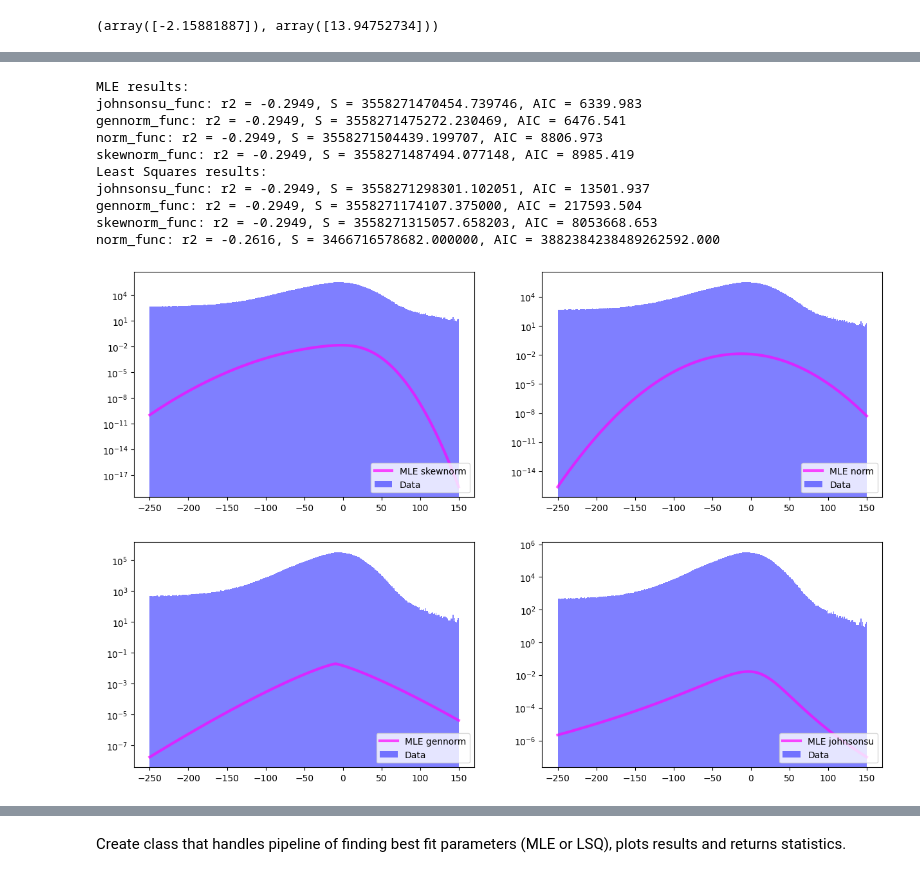
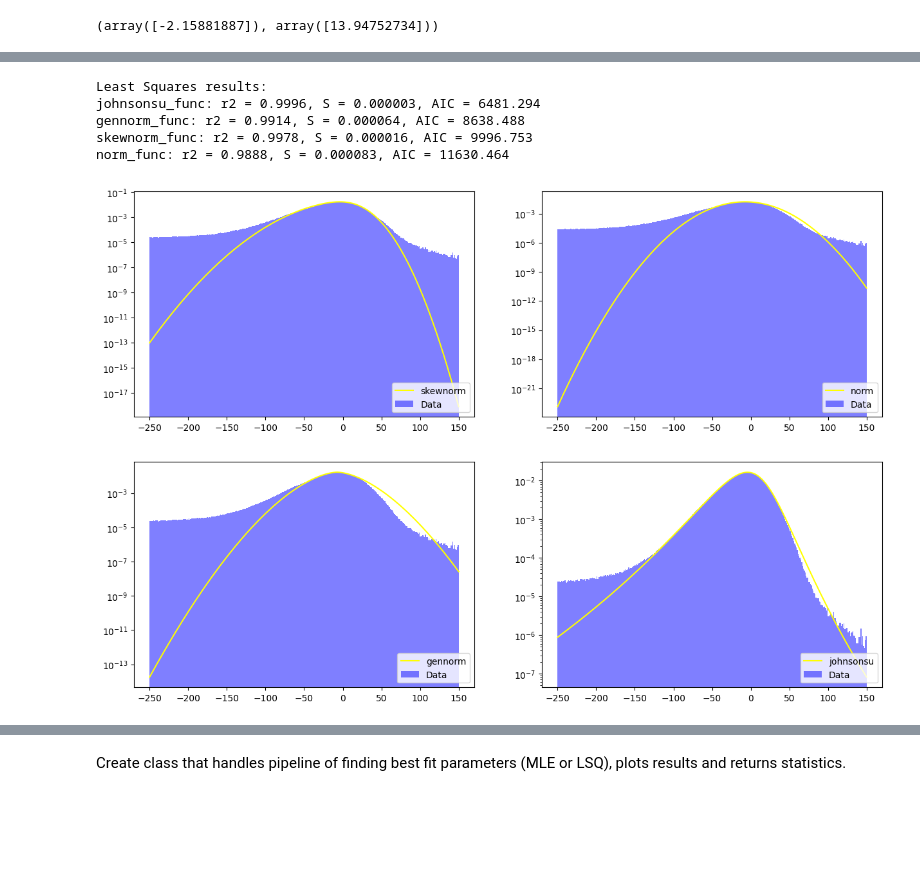
Before and after one commit to FRMR00/MastersThesis-StellarSubStructures, a Jupyter notebook: vPhiTesting/vPhi_Testing.ipynb, the cells around one changed output, grey strips where cells are left out. Cells and saved outputs as stored; diff of their text form; code cells hidden in the pictures; blank space fills up the shorter version.

```diff
--- a/vPhiTesting/vPhi_Testing.ipynb
+++ b/vPhiTesting/vPhi_Testing.ipynb
@@ -32,6 +51,6 @@ cols =  ['source_id', 'random_index', 'ra', 'ra_error', 'dec', 'dec_error', 'par
 # %%
 premade_testing_data = "c:\\Games\\ThesisData\\precutGaiaData\\GaiaDR3_poege5_DoddQuality_2p5kpc.parquet"
-df_test = pl.read_parquet(premade_testing_data).select(cols)
+df_test = pl.read_parquet(premade_testing_data).select(custom_cols)
 # %%
 v_lsr = 232.8 # McMillan 2017
 
@@ -41,20 +60,3 @@ df_test = df_test.with_columns(
 filtered_vT = df_test.filter(pl.col('vT_adj').is_between(-250, 150)).select('vT_adj').to_numpy()
 # min_val = abs(filtered_vT.min())+1e-6
 # max_val = abs(filtered_vT.max())+1e-6
-# %%
-N_bins = 350
-
-fig, ax = plt.subplots(1, 1)
-
-counts, bins, _ = ax.hist(filtered_vT, bins=N_bins, density=False)# np.histogram(filtered_vT, bins=N_bins, density=True)
-
-bins = (bins[1:] + bins[:-1]) / 2
-
-ax.vlines(np.mean(filtered_vT), 0, counts.max(), colors='r', linestyles='dashed', label='Mean')
-ax.vlines(np.median(filtered_vT), 0, counts.max(), colors='orange', linestyles='dashed', label='Median')
-ax.legend()
-
-
-# ax.plot(bins, counts, '.')
-ax.set_yscale('log')
-plt.show()
@@ -63,3 +63,8 @@ plt.show()
+# %%
+N_bins = 350
+
+counts, bin_edges  = np.histogram(filtered_vT, bins=N_bins, density=True)
+bins = (bin_edges[:-1] + bin_edges[1:]) / 2
 # %%
 skew_params = stats.skewnorm.fit(filtered_vT)
 johnsonsu_params = stats.johnsonsu.fit(filtered_vT)
@@ -128,10 +133,10 @@ skew_popt, norm_popt, gennorm_popt, johnsonsu_popt
 # %%
-fit_results = np.array([
-    ["skewnorm_func", skew_params],
-    ["norm_func", norm_params],
-    ["gennorm_func", gennorm_params],
-    ["johnsonsu_func", johnsonsu_params]
-], dtype=object)
+# fit_results = np.array([
+#     ["skewnorm_func", skew_params],
+#     ["norm_func", norm_params],
+#     ["gennorm_func", gennorm_params],
+#     ["johnsonsu_func", johnsonsu_params]
+# ], dtype=object)
 
 lsq_results = np.array([
     ["skewnorm_func", skew_popt],
@@ -172,38 +177,33 @@ def function_comparer(x, y, results):
 
     for i, [r2, res, AIC_val] in enumerate(compare_vals):
         print(f"{results[i][0]}: r2 = {r2:.4f}, S = {res:.6f}, AIC = {AIC_val:.3f}")
-print(f'MLE results:')
-function_comparer(bins, counts, fit_results)
+# print(f'MLE results:')
+# function_comparer(bins, counts, fit_results)
 print(f'Least Squares results:')
 function_comparer(bins, counts, lsq_results)
 # %% [output]
-MLE results:
-johnsonsu_func: r2 = -0.2949, S = 3558271470454.739746, AIC = 6339.983
-gennorm_func: r2 = -0.2949, S = 3558271475272.230469, AIC = 6476.541
-norm_func: r2 = -0.2949, S = 3558271504439.199707, AIC = 8806.973
-skewnorm_func: r2 = -0.2949, S = 3558271487494.077148, AIC = 8985.419
 Least Squares results:
-johnsonsu_func: r2 = -0.2949, S = 3558271298301.102051, AIC = 13501.937
-gennorm_func: r2 = -0.2949, S = 3558271174107.375000, AIC = 217593.504
-skewnorm_func: r2 = -0.2949, S = 3558271315057.658203, AIC = 8053668.653
-norm_func: r2 = -0.2616, S = 3466716578682.000000, AIC = 3882384238489262592.000
+johnsonsu_func: r2 = 0.9996, S = 0.000003, AIC = 6481.294
+gennorm_func: r2 = 0.9914, S = 0.000064, AIC = 8638.488
+skewnorm_func: r2 = 0.9978, S = 0.000016, AIC = 9996.753
+norm_func: r2 = 0.9888, S = 0.000083, AIC = 11630.464
 # %%
 fig, axs = plt.subplots(2, 2, figsize=(15, 10))
 axs = axs.flatten()
 
 sample_vT = np.linspace(filtered_vT.min(), filtered_vT.max(), 1000)
 
 for i, ax in enumerate(axs):
     func_name = lsq_results[i][0][:-5]
     func = getattr(stats, func_name)
     ax.plot(sample_vT, func.pdf(sample_vT, *lsq_results[i][1]), label=func_name, color='yellow')
-    ax.plot(sample_vT, func.pdf(sample_vT, *fit_results[i][1]), label='MLE '+func_name, color='magenta', lw=3, alpha=0.7)
-    ax.hist(filtered_vT, bins=N_bins, density=False, alpha=0.5, label='Data', color='blue')
+    # ax.plot(sample_vT, func.pdf(sample_vT, *fit_results[i][1]), label='MLE '+func_name, color='magenta', lw=3, alpha=0.7)
+    ax.hist(filtered_vT, bins=N_bins, density=True, alpha=0.5, label='Data', color='blue')
     ax.legend(loc='lower right')
     ax.set_yscale('log')
 plt.show()
 # %% [output]
-[figure, old version]
+[figure, new version]
 # %%
 fig, axs = plt.subplots(2, 2, figsize=(15, 10))
 axs = axs.flatten()
```
Also changed, not shown: parts of 7 cells of this notebook, 1 other file.
